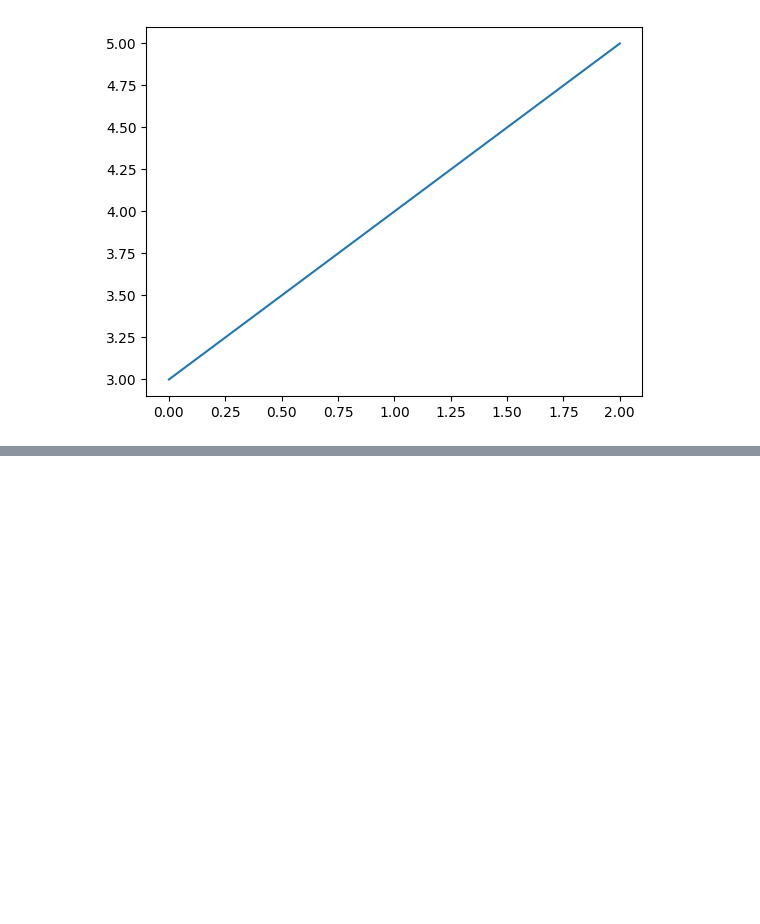
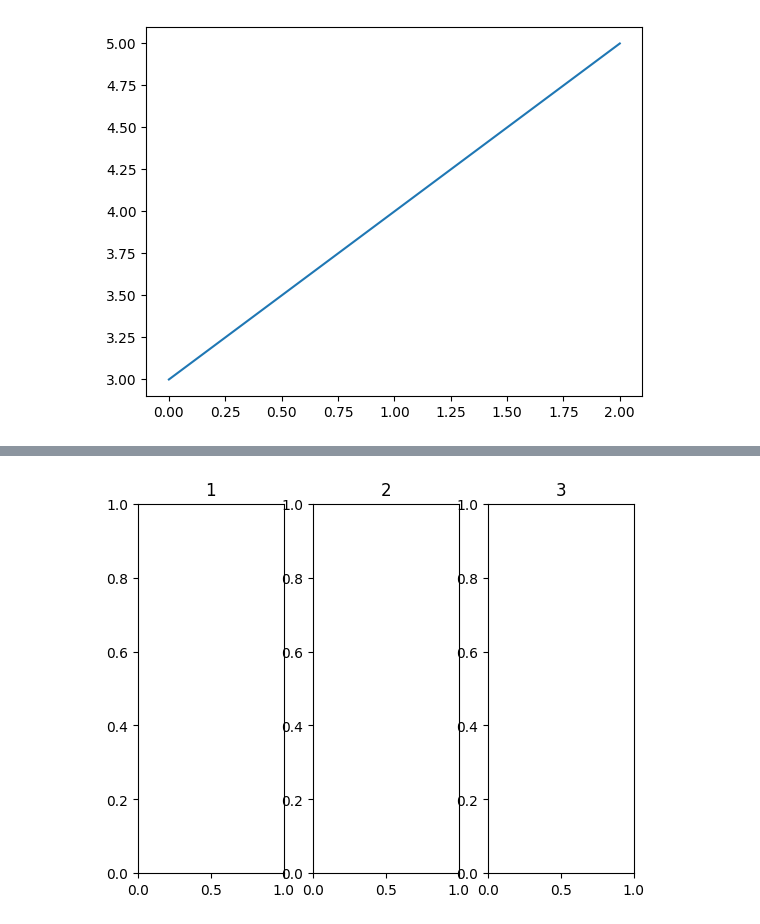
Before and after one commit to roberthsu2003/__2024_04_17_mon_wed__, a Jupyter notebook: lesson14/lesson14_2.ipynb, the cells around one changed output, grey strips where cells are left out. Drawn from its saved outputs; the diff is of its cells as text; code cells hidden in the pictures; blank space fills up the shorter version.

```diff
--- a/lesson14/lesson14_2.ipynb
+++ b/lesson14/lesson14_2.ipynb
@@ -19,0 +29,22 @@ plt.show()
+# %%
+import matplotlib.pyplot as plt
+
+#製作figure
+fig = plt.figure()
+
+# 1x3的矩陣的第1個位置中設定axes
+ax_1 = fig.add_subplot(1, 3, 1)
+ax_1.set_title('1')  #圖的標題
+
+# 1x3的矩陣的第2個位置中設定axes
+ax_2 = fig.add_subplot(1, 3, 2)
+ax_2.set_title('2')  #圖的標題
+
+# 1x3的矩陣的第3個位置中設定axes
+ax_3 = fig.add_subplot(1, 3, 3)
+ax_3.set_title('3')  #圖的標題
+
+#顯示圖
+plt.show()
+# %% [output]
+[figure, added]
```
Also changed, not shown: parts of 1 cell of this notebook.
